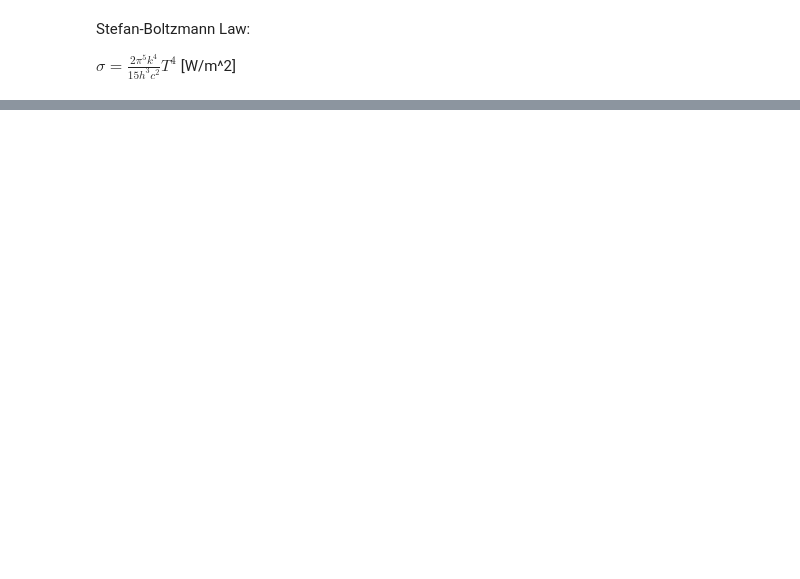
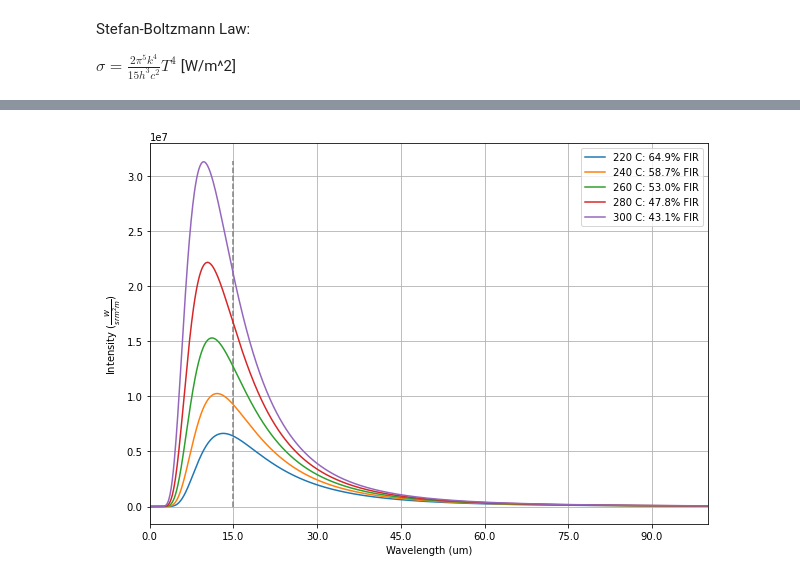
Before and after one commit to jshaw35/netcdf_analysis, a Jupyter notebook: PREFIRE/FIR-fraction.ipynb, the cells around one changed output, grey strips where cells are left out. Cells and saved outputs as stored; diff of their text form; code cells hidden in the pictures; blank space fills up the shorter version.

```diff
--- a/PREFIRE/FIR-fraction.ipynb
+++ b/PREFIRE/FIR-fraction.ipynb
@@ -249,0 +209,22 @@ plt.show()
+# %%
+fig, ax = plt.subplots(figsize=[10,7])
+
+lams = np.linspace(10e-9,1000e-6,10000) # linear sampling from 10nm to 1000um
+t_range1 = np.arange(220,301,20)
+for i in t_range1:
+    ax.plot(lams,planck(lams,i),label="%.0f C: %.1f%% FIR" % (i, fir_fraction(i)))
+#     print(fir_fraction(i))
+    ax.grid()
+
+ax.set_xlabel("Wavelength (um)")
+ax.set_ylabel(r"Intensity ($ \frac{W}{sr m^2 m} )$")
+
+# Make ticks in microns
+ax.set_xticks(np.arange(0,91e-6,15e-6))
+ax.xaxis.set_major_formatter(plt.FuncFormatter(format_func))
+
+# ax.set_xscale('log')
+ax.vlines(15e-6,ymin=0,ymax=np.pi*1e7,color='gray',linestyle='dashed')
+ax.set_xbound(0,100e-6)
+
+plt.legend()
@@ -249,0 +252,4 @@ plt.show()
+# %%
+fig
+# %% [output]
+[figure, added]
```
Also changed, not shown: parts of 95 cells of this notebook, 2 other files.
